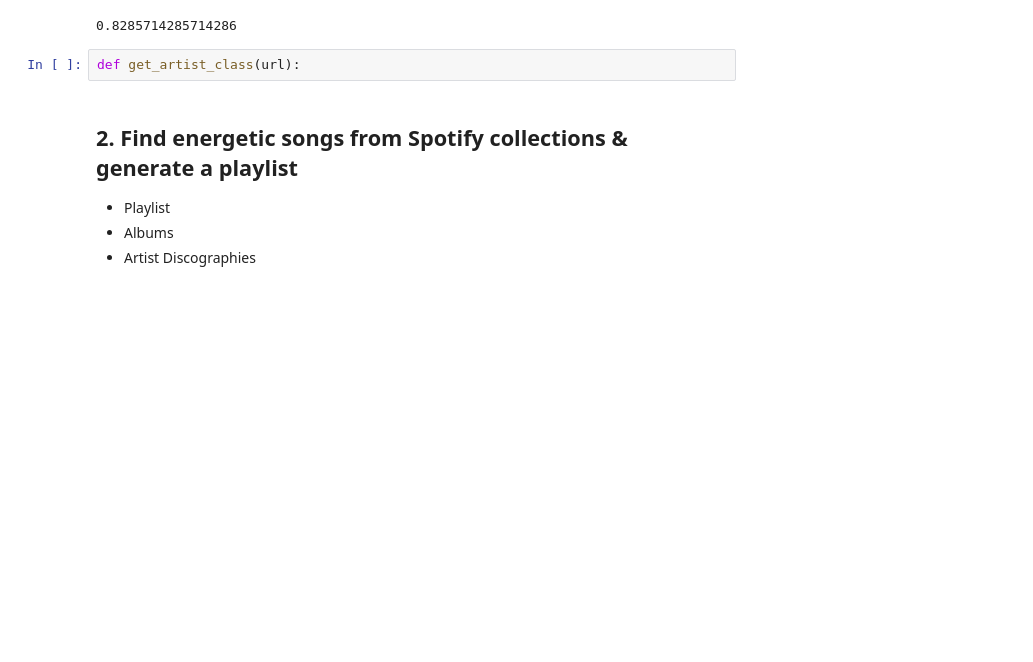
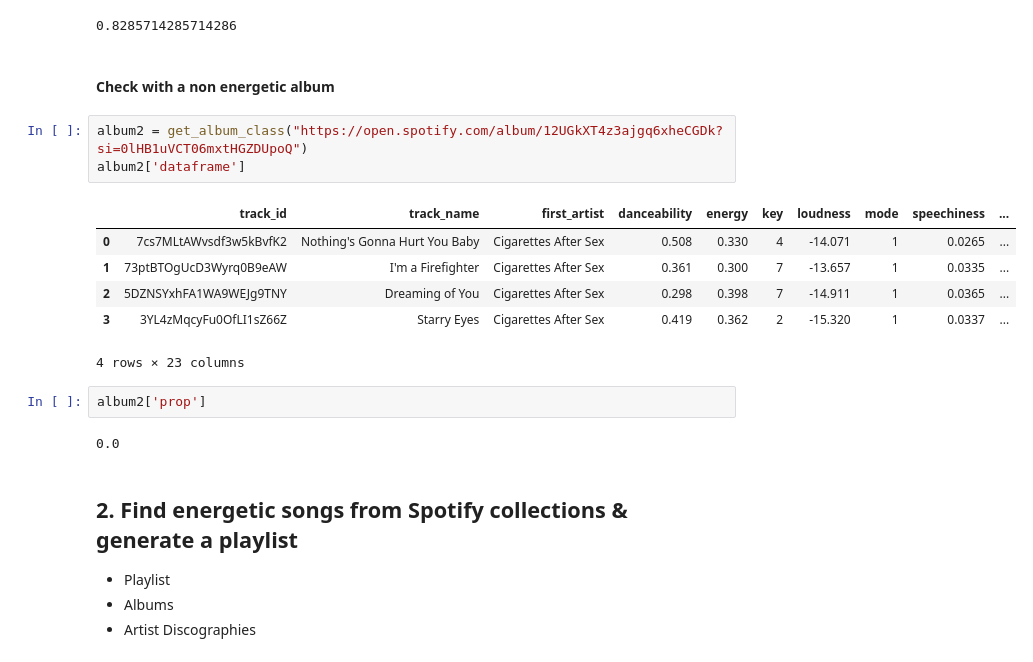
Before and after one commit to aakanksha1dutta/MOODSIC, a Jupyter notebook: 4_Use_cases.ipynb, the cells around one changed output. Drawn from its saved outputs; the diff is of its cells as text; blank space fills up the shorter version.

Commit message:
added another check

```diff
--- a/4_Use_cases.ipynb
+++ b/4_Use_cases.ipynb
@@ -229,8 +233,22 @@ album['energetic_tracks']
 album['prop']
 # %% [output]
 0.8285714285714286
-# %%
-def get_artist_class(url):
+# %% [markdown]
+#### Check with a non energetic album
+# %%
+album2 = get_album_class("https://open.spotify.com/album/12UGkXT4z3ajgq6xheCGDk?si=0lHB1uVCT06mxtHGZDUpoQ")
+album2['dataframe']
+# %% [output]
+|  | track_id | track_name | first_artist | danceability | energy | key | loudness | mode | speechiness | ... |
+| 0 | 7cs7MLtAWvsdf3w5kBvfK2 | Nothing's Gonna Hurt You Baby | Cigarettes After Sex | 0.508 | 0.330 | 4 | -14.071 | 1 | 0.0265 | ... |
+| 1 | 73ptBTOgUcD3Wyrq0B9eAW | I'm a Firefighter | Cigarettes After Sex | 0.361 | 0.300 | 7 | -13.657 | 1 | 0.0335 | ... |
+| 2 | 5DZNSYxhFA1WA9WEJg9TNY | Dreaming of You | Cigarettes After Sex | 0.298 | 0.398 | 7 | -14.911 | 1 | 0.0365 | ... |
+| 3 | 3YL4zMqcyFu0OfLI1sZ66Z | Starry Eyes | Cigarettes After Sex | 0.419 | 0.362 | 2 | -15.320 | 1 | 0.0337 | ... |
+4 rows × 23 columns
+# %%
+album2['prop']
+# %% [output]
+0.0
 # %% [markdown]
 ## 2. Find energetic songs from Spotify collections & generate a playlist
 - Playlist
```
Also changed, not shown: parts of 2 cells of this notebook.
